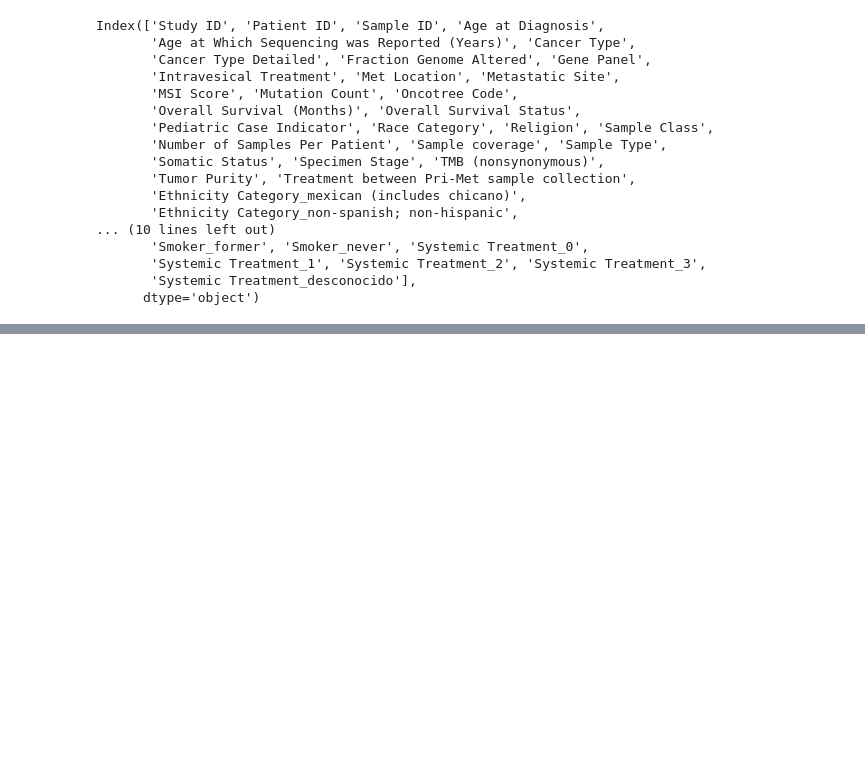
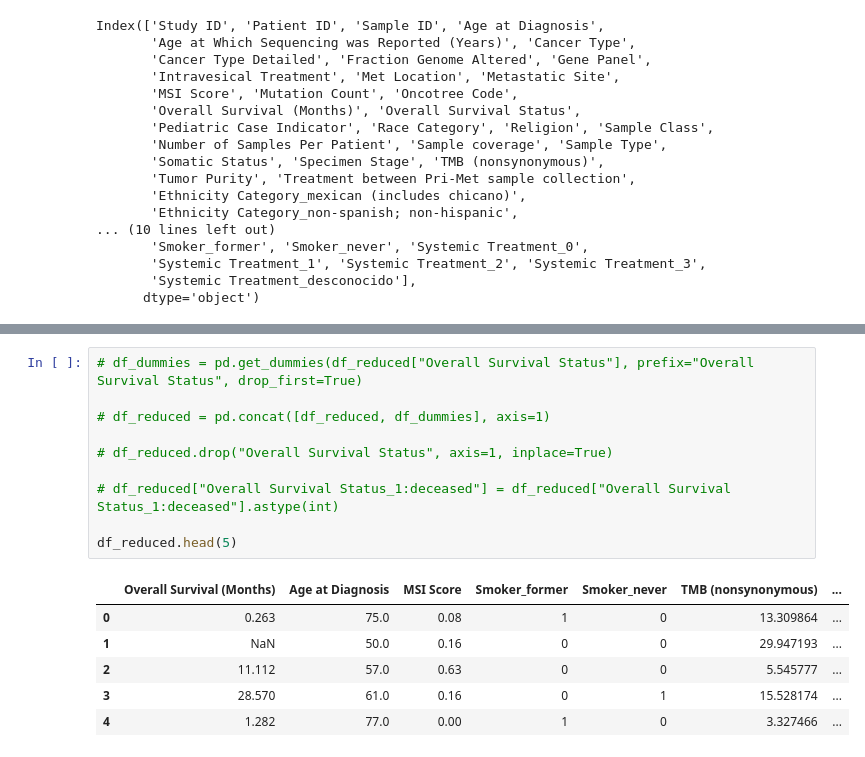
Before and after one commit to adrianespinoza1998/LABORATORIO_1_ANALISIS_DATOS_UDD, a Jupyter notebook: regresion_lineal.ipynb, the cells around one changed output, grey strips where cells are left out. Drawn from its saved outputs; the diff is of its cells as text; blank space fills up the shorter version.

```diff
--- a/regresion_lineal.ipynb
+++ b/regresion_lineal.ipynb
@@ -62,0 +113,17 @@ Index(['Study ID', 'Patient ID', 'Sample ID', 'Age at Diagnosis',
+# %%
+# df_dummies = pd.get_dummies(df_reduced["Overall Survival Status"], prefix="Overall Survival Status", drop_first=True)
+
+# df_reduced = pd.concat([df_reduced, df_dummies], axis=1)
+
+# df_reduced.drop("Overall Survival Status", axis=1, inplace=True)
+
+# df_reduced["Overall Survival Status_1:deceased"] = df_reduced["Overall Survival Status_1:deceased"].astype(int)
+
+df_reduced.head(5)
+# %% [output]
+|  | Overall Survival (Months) | Age at Diagnosis | MSI Score | Smoker_former | Smoker_never | TMB (nonsynonymous) | ... |
+| 0 | 0.263 | 75.0 | 0.08 | 1 | 0 | 13.309864 | ... |
+| 1 | NaN | 50.0 | 0.16 | 0 | 0 | 29.947193 | ... |
+| 2 | 11.112 | 57.0 | 0.63 | 0 | 0 | 5.545777 | ... |
+| 3 | 28.570 | 61.0 | 0.16 | 0 | 1 | 15.528174 | ... |
+| 4 | 1.282 | 77.0 | 0.00 | 1 | 0 | 3.327466 | ... |
```
Also changed, not shown: parts of 9 cells of this notebook.
